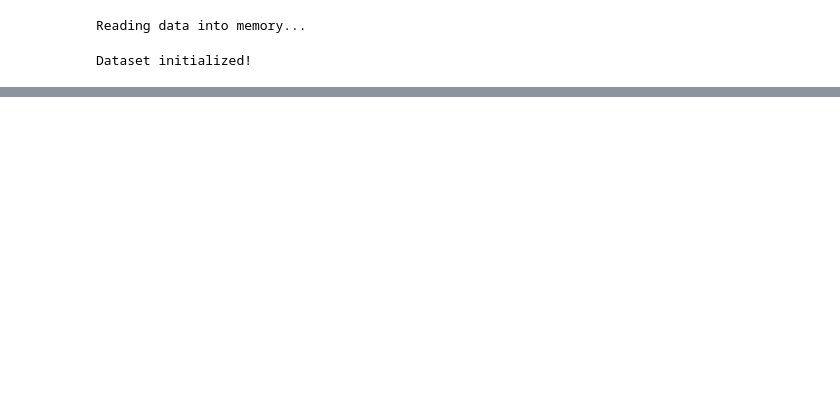
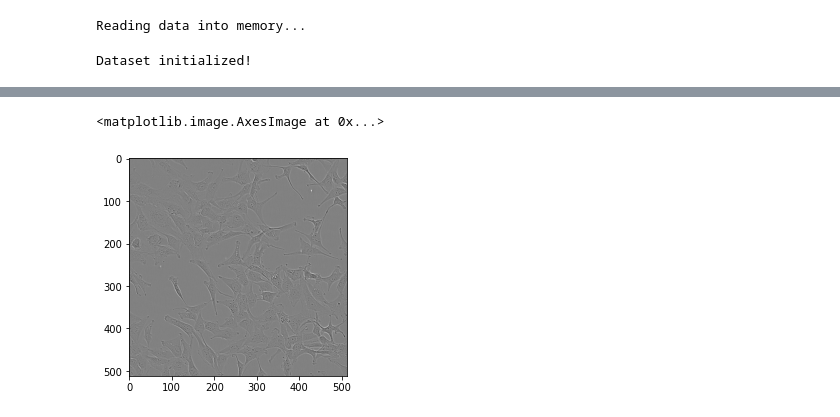
Before and after one commit to anttitapsa/Domain_adaptation, a Jupyter notebook: main.ipynb, the cells around one changed output, grey strips where cells are left out. Saved outputs shown, nothing was run; the diff lists cells and outputs as text; code cells hidden in the pictures; blank space fills up the shorter version.

```diff
--- a/main.ipynb
+++ b/main.ipynb
@@ -54,0 +60,5 @@ TypeError: unsupported operand type(s) for /: 'str' and 'str'
+# %%
+plt.imshow(torch.squeeze(image), cmap = 'gray')
+# %% [output]
+<matplotlib.image.AxesImage at 0x...>
+[figure, added]
```
Also changed, not shown: parts of 9 cells of this notebook.
